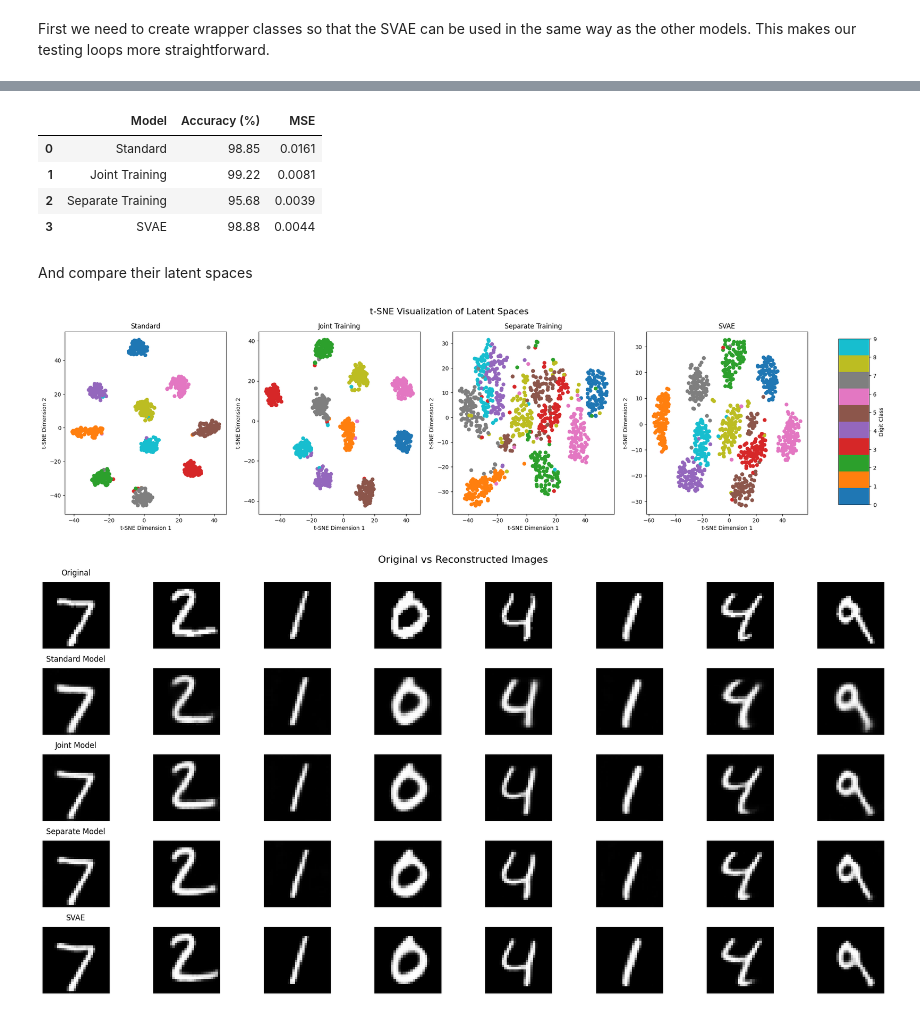
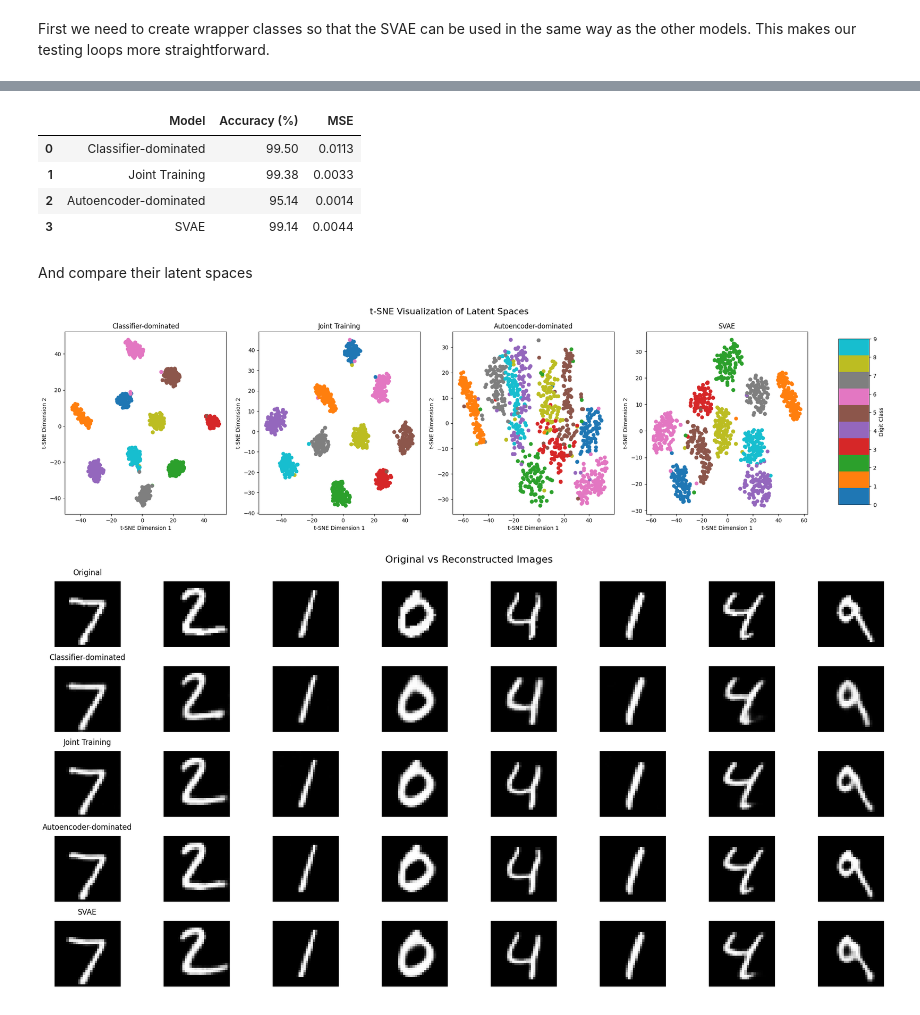
Before and after one commit to confinlay/Bayesian-CE, a Jupyter notebook: MyImplementation/testing_notebooks/test_latent_reconstruction.ipynb, the cells around one changed output, grey strips where cells are left out. Drawn from its saved outputs; the diff is of its cells as text; code cells hidden in the pictures.

Commit message:
new models trained and saved

```diff
--- a/MyImplementation/testing_notebooks/test_latent_reconstruction.ipynb
+++ b/MyImplementation/testing_notebooks/test_latent_reconstruction.ipynb
@@ -218,11 +278,8 @@ from models.regene_models import Classifier
 # %% [markdown]
 Alpha determines how much weight is given to the reconstruction loss.
 # %%
-joint_decoder = regene_models.Decoder(latent_dim=256, device=device)
+joint_decoder = regene_models.Decoder(latent_dim=latent_dim, device=device)
 joint_classifier = regene_models.Classifier(latent_dim=latent_dim, num_classes=10, device=device)
 
 if training:
-    regene_models.train_joint(joint_classifier, joint_decoder, trainloader, num_epochs=epochs, lr=0.001, lambda_recon=0.8)
-    # Save models
-    torch.save(joint_decoder.state_dict(), os.path.join(model_saves_path, 'joint_decoder.pth'))
-    torch.save(joint_classifier.state_dict(), os.path.join(model_saves_path, 'joint_classifier.pth'))
+    regene_models.train_joint(joint_classifier, joint_decoder, trainloader, num_epochs=epochs, lr=0.001, lambda_recon=0.8, val_loader=valloader, patience=10, model_saves_dir=model_saves_path)
@@ -292,6 +383,4 @@ Train the classifier layer
 # %%
 if training:
     # Train autoencoder
-    train_classifier_only(separate_classifier, trainloader, num_epochs=epochs, lr=0.001)
-    # Save model
-    torch.save(separate_classifier.state_dict(), os.path.join(model_saves_path, 'separate_classifier.pth'))
+    train_classifier_only(separate_classifier, trainloader, num_epochs=epochs, lr=0.001, val_loader=valloader, patience=10, model_saves_dir=model_saves_path)
@@ -323,7 +430,7 @@ if training:
 # %% [markdown]
 Load model
 # %%
-svae.load_state_dict(torch.load(os.path.join(model_saves_path, 'svae_model.pth'), map_location=device))
+svae.load_state_dict(torch.load(os.path.join('../model_saves', 'svae_model.pth'), map_location=device))
 # %% [output]
 <All keys matched successfully>
 # %% [markdown]
@@ -524,7 +651,7 @@ def calculate_metrics(classifier, decoder, test_loader):
     return accuracy, avg_mse
 
 # Calculate metrics for each model
-model_names = ['Standard', 'Joint Training', 'Separate Training', 'SVAE']
+model_names = ['Classifier-dominated', 'Joint Training', 'Autoencoder-dominated', 'SVAE']
 results = []
 
 for (clf, dec), name in zip(models, model_names):
@@ -540,10 +667,10 @@ df = pd.DataFrame(results)
 display(df)
 # %% [output]
 |  | Model | Accuracy (%) | MSE |
-| 0 | Standard | 98.85 | 0.0161 |
-| 1 | Joint Training | 99.22 | 0.0081 |
-| 2 | Separate Training | 95.68 | 0.0039 |
-| 3 | SVAE | 98.88 | 0.0044 |
+| 0 | Classifier-dominated | 99.50 | 0.0113 |
+| 1 | Joint Training | 99.38 | 0.0033 |
+| 2 | Autoencoder-dominated | 95.14 | 0.0014 |
+| 3 | SVAE | 99.14 | 0.0044 |
 # %% [markdown]
 And compare their latent spaces
 # %%
@@ -554,35 +681,35 @@ labels = torch.tensor([testset[i][1] for i in random_indices])
 images = images.to(device)
 
 # Get latent representations from each model
 latent_spaces = []
 with torch.no_grad():
     for classifier, _ in models:
         classifier.eval()
         latent_reps, _ = classifier(images)
         latent_spaces.append(latent_reps.cpu().numpy())
 
 # Create visualization
 fig, axes = plt.subplots(1, 4, figsize=(26, 6))
 fig.suptitle('t-SNE Visualization of Latent Spaces', fontsize=16)
-model_names = ['Standard', 'Joint Training', 'Separate Training', 'SVAE']
+model_names = ['Classifier-dominated', 'Joint Training', 'Autoencoder-dominated', 'SVAE']
 
 # Plot each latent space
 for i, (latent_reps, name) in enumerate(zip(latent_spaces, model_names)):
     tsne = TSNE(n_components=2, random_state=42)
     latent_2d = tsne.fit_transform(latent_reps)
     scatter = axes[i].scatter(latent_2d[:, 0], latent_2d[:, 1], c=labels, cmap='tab10')
     axes[i].set_title(name)
     axes[i].set_xlabel('t-SNE Dimension 1')
     axes[i].set_ylabel('t-SNE Dimension 2')
 
 # Add colorbar
 fig.subplots_adjust(right=0.85)
 cbar_ax = fig.add_axes([0.88, 0.15, 0.03, 0.7])
 fig.colorbar(scatter, cax=cbar_ax, label='Digit Class')
 
 plt.show()
 # %% [output]
-[figure, old version]
+[figure, new version]
 # %%
 # Get test images
 test_images, test_labels = next(iter(testloader))
@@ -611,7 +738,7 @@ for i in range(8):
         axes[0,i].set_title('Original', pad=10)
 
 # Plot reconstructions for each model
-model_names = ['Standard Model', 'Joint Model', 'Separate Model', 'SVAE']
+model_names = ['Classifier-dominated', 'Joint Training', 'Autoencoder-dominated', 'SVAE']
 for row, (recon, name) in enumerate(zip(reconstructions, model_names), start=1):
     for i in range(8):
         axes[row,i].imshow(recon[i,0], cmap='gray')
@@ -622,4 +749,4 @@ for row, (recon, name) in enumerate(zip(reconstructions, model_names), start=1):
 plt.tight_layout()
 plt.show()
 # %% [output]
-[figure, old version]
+[figure, new version]
```
Also changed, not shown: parts of 17 cells of this notebook, 12 other files.
